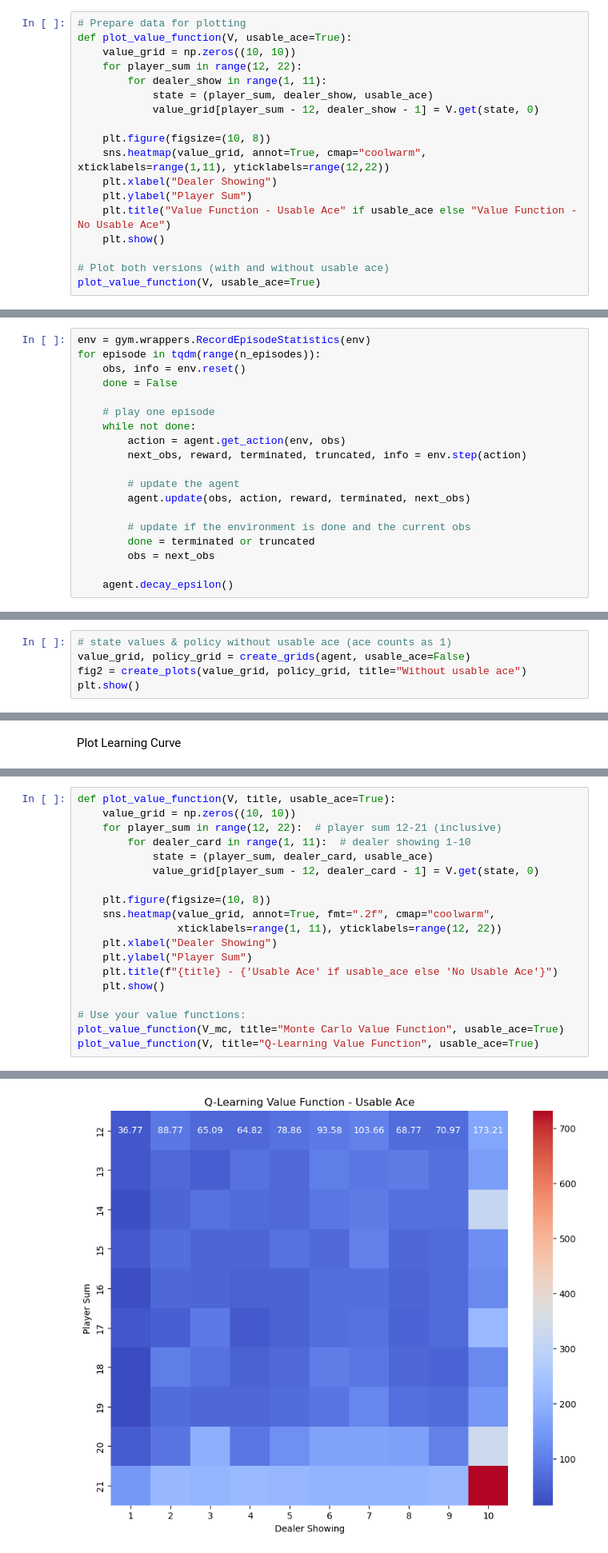
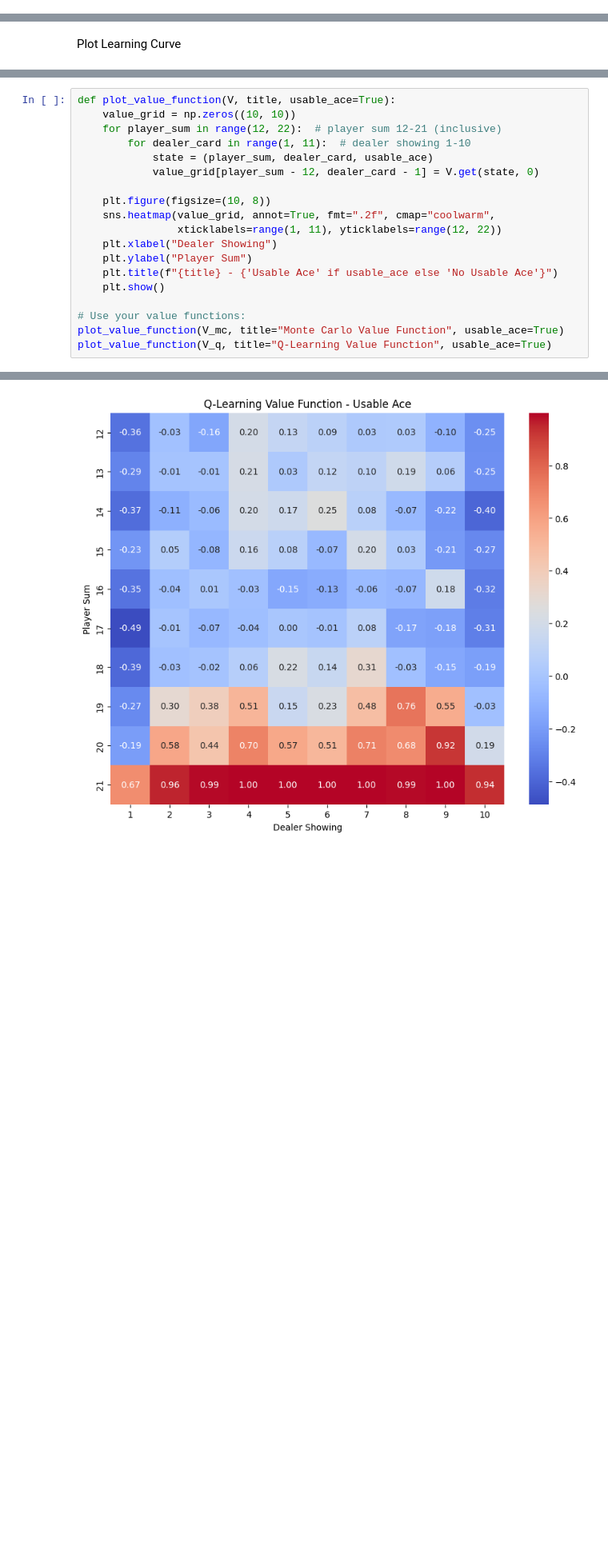
Before and after one commit to joanaramosrodrigues/ReinforcementLearning_Project, a Jupyter notebook: Blackjack.ipynb, the cells around one changed output, grey strips where cells are left out. Shown: that part at 80% size. Drawn from its saved outputs; the diff is of its cells as text; blank space fills up the shorter version.

```diff
--- a/Blackjack.ipynb
+++ b/Blackjack.ipynb
@@ -152,20 +220,2 @@ V = compute_value_function(Q)
 # %% [markdown]
 Plot Value Function as Heatmap
-# %%
-# Prepare data for plotting
-def plot_value_function(V, usable_ace=True):
-    value_grid = np.zeros((10, 10))
-    for player_sum in range(12, 22):
-        for dealer_show in range(1, 11):
-            state = (player_sum, dealer_show, usable_ace)
-            value_grid[player_sum - 12, dealer_show - 1] = V.get(state, 0)
-
-    plt.figure(figsize=(10, 8))
-    sns.heatmap(value_grid, annot=True, cmap="coolwarm", xticklabels=range(1,11), yticklabels=range(12,22))
-    plt.xlabel("Dealer Showing")
-    plt.ylabel("Player Sum")
-    plt.title("Value Function - Usable Ace" if usable_ace else "Value Function - No Usable Ace")
-    plt.show()
-
-# Plot both versions (with and without usable ace)
-plot_value_function(V, usable_ace=True)
@@ -254,19 +221,0 @@ agent = BlackjackAgent(
-# %%
-env = gym.wrappers.RecordEpisodeStatistics(env)
-for episode in tqdm(range(n_episodes)):
-    obs, info = env.reset()
-    done = False
-
-    # play one episode
-    while not done:
-        action = agent.get_action(env, obs)
-        next_obs, reward, terminated, truncated, info = env.step(action)
-
-        # update the agent
-        agent.update(obs, action, reward, terminated, next_obs)
-
-        # update if the environment is done and the current obs
-        done = terminated or truncated
-        obs = next_obs
-
-    agent.decay_epsilon()
@@ -388,5 +221,0 @@ plt.show()
-# %%
-# state values & policy without usable ace (ace counts as 1)
-value_grid, policy_grid = create_grids(agent, usable_ace=False)
-fig2 = create_plots(value_grid, policy_grid, title="Without usable ace")
-plt.show()
@@ -673,5 +613,5 @@ def plot_value_function(V, title, usable_ace=True):
 
 # Use your value functions:
 plot_value_function(V_mc, title="Monte Carlo Value Function", usable_ace=True)
-plot_value_function(V, title="Q-Learning Value Function", usable_ace=True)
+plot_value_function(V_q, title="Q-Learning Value Function", usable_ace=True)
 # %% [output]
@@ -679 +619 @@ plot_value_function(V, title="Q-Learning Value Function", usable_ace=True)
-[figure, old version]
+[figure, new version]
```
Also changed, not shown: parts of 41 cells of this notebook.
